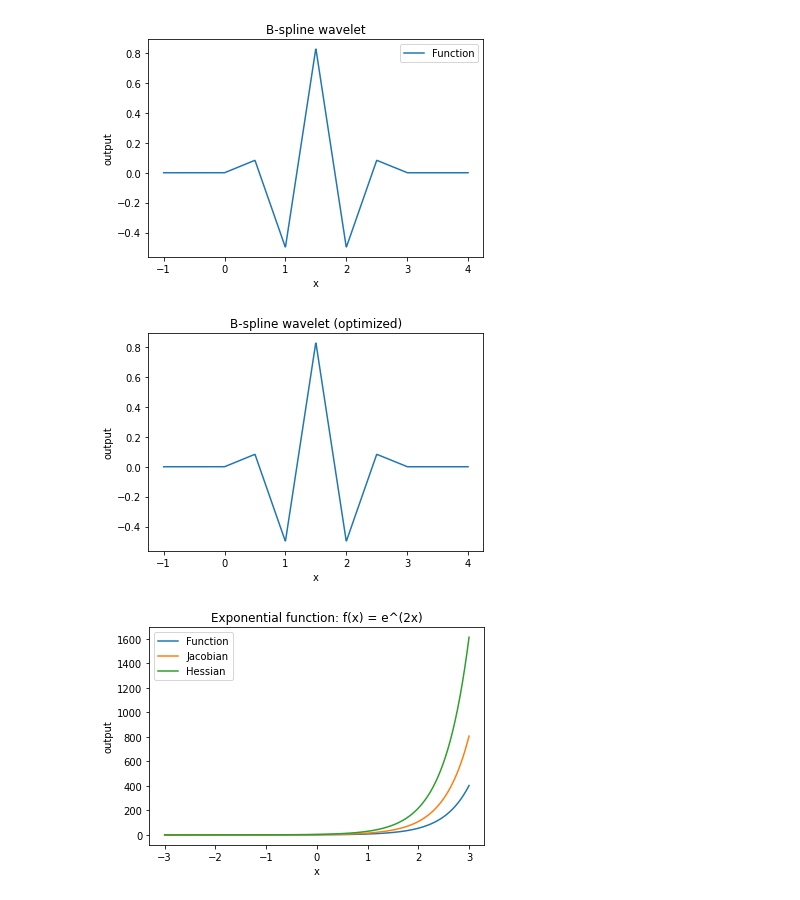
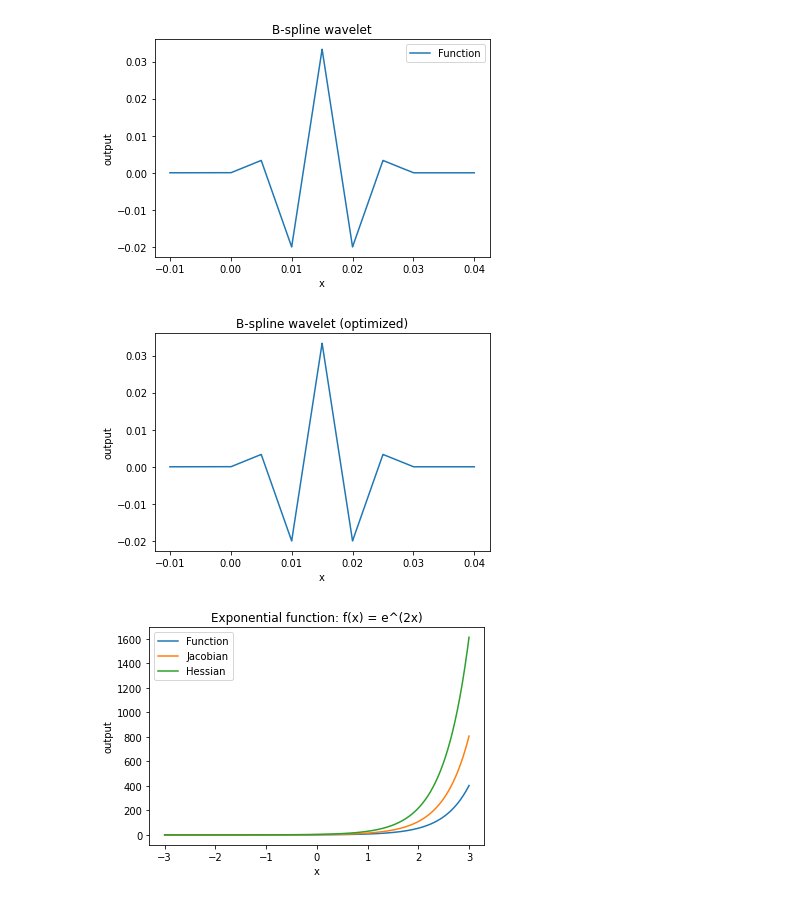
Before and after one commit to j93hahn/scratch, a Jupyter notebook: scratch/algos/bspline.ipynb, the cells around one changed output. Cells and saved outputs as stored; diff of their text form; code cells hidden in the pictures.

```diff
--- a/scratch/algos/bspline.ipynb
+++ b/scratch/algos/bspline.ipynb
@@ -99,33 +105,35 @@ Jacobian of x: tensor([ 0.0000,  0.0000,  0.0000,  0.0000,  0.0000,  0.0000,  0.
 # %%
 # hyperparameters; play around with these
-omega = 1
-alpha = 1
+omega = 100
+alpha = 0.04
+amt = 10**5
 
 
 lower = -1 / omega
 upper = 4 / omega
 x = torch.linspace(lower, upper, amt)
 omega, alpha = torch.as_tensor(omega), torch.as_tensor(alpha)
 
 
 y = bspline_wavelet(x, omega, alpha)
 plt.plot(x, y, label='Function')
 plt.title('B-spline wavelet')
 plt.xlabel('x')
 plt.ylabel('output')
 plt.legend()
 plt.show()
 
 
+mine = BSplineWavelet(omega, alpha)
 y_opt = mine.forward(x, grad=False)
 plt.plot(x, y_opt.detach().numpy())
 plt.title('B-spline wavelet (optimized)')
 plt.xlabel('x')
 plt.ylabel('output')
 plt.show()
 # %% [output]
-[figure, old version]
+[figure, new version]
-[figure, old version]
+[figure, new version]
 # %%
 x = torch.linspace(-3, 3, 1000).requires_grad_(True)
 y = torch.exp(2*x)
```
Also changed, not shown: parts of 3 cells of this notebook.
